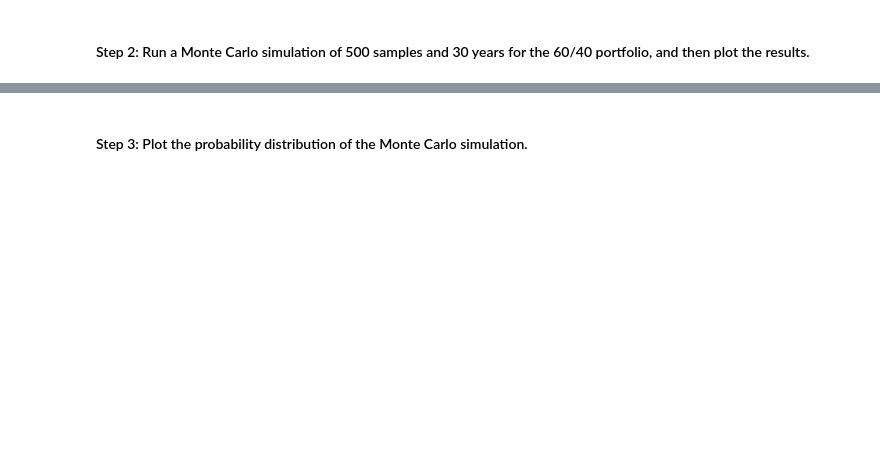
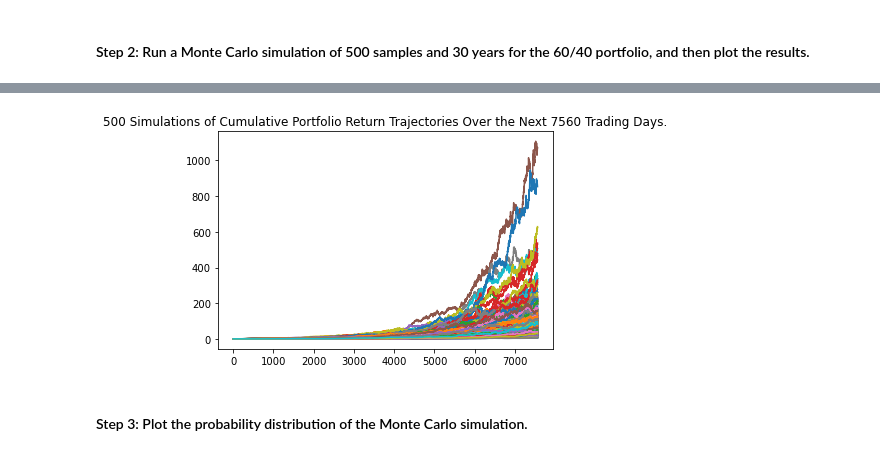
Before and after one commit to ThusSpokeZarate/emergency-and-retirement-plans, a Jupyter notebook: financial_planning_tools.ipynb, the cells around one changed output, grey strips where cells are left out. Saved outputs shown, nothing was run; the diff lists cells and outputs as text; code cells hidden in the pictures; blank space fills up the shorter version.

Commit message:
30 Yr Monte Carlo Simulation compelted

```diff
--- a/financial_planning_tools.ipynb
+++ b/financial_planning_tools.ipynb
@@ -421,19 +421,25 @@ In this section, you’ll use the MCForecastTools library to create a Monte Carl
 # %%
 # Set start and end dates of 3 years back from your current date
 # Alternatively, you can use an end date of 2020-08-07 and work 3 years back from that date
-# YOUR CODE HERE
-# YOUR CODE HERE
+start_date_mc = pd.Timestamp("2019-10-20", tz="America/New_York").isoformat()
+end_date_mc = pd.Timestamp("2021-10-20", tz="America/New_York").isoformat()
 
 # Set number of rows to 1000 to retrieve the maximum amount of rows
-# YOUR CODE HERE
+limit_rows = 1000
 # %%
 # Use the Alpaca get_barset function to make the API call to get the 3 years worth of pricing data
 # The tickers and timeframe parameters should have been set in Part 1 of this activity
 # The start and end dates should be updated with the information set above
 # Remember to add the df property to the end of the call so the response is returned as a DataFrame
-# YOUR CODE HERE
+portfolio_mc_simulation_df = alpaca.get_barset(
+    tickers,
+    timeframe,
+    start = start_date_mc,
+    end = end_date_mc,
+    limit = limit_rows
+).df
 
 
 # Display both the first and last five rows of the DataFrame
-# YOUR CODE HERE
-# YOUR CODE HERE
+display(portfolio_mc_simulation_df.head())
+display(portfolio_mc_simulation_df.tail())
@@ -443,7 +466,12 @@ In this section, you’ll use the MCForecastTools library to create a Monte Carl
 # Configure the Monte Carlo simulation to forecast 30 years cumulative returns
 # The weights should be split 40% to AGG and 60% to SPY.
 # Run 500 samples.
-# YOUR CODE HERE
+MC_even_weight = MCSimulation(
+    portfolio_data = portfolio_mc_simulation_df,
+    weights = [.4,.6],
+    num_simulation = 500,
+    num_trading_days = 252*30
+)
 
 # Review the simulation input data
-# YOUR CODE HERE
+MC_even_weight.portfolio_data.head()
@@ -453,7 +521,9 @@ In this section, you’ll use the MCForecastTools library to create a Monte Carl
 # %%
 # Visualize the 30-year Monte Carlo simulation by creating an
 # overlay line plot
-# YOUR CODE HERE
+even_weight_line_plot = MC_even_weight.plot_simulation()
+# %% [output]
+[figure, added]
 # %% [markdown]
 #### Step 3: Plot the probability distribution of the Monte Carlo simulation.
 # %%
```
Also changed, not shown: parts of 19 cells of this notebook.
